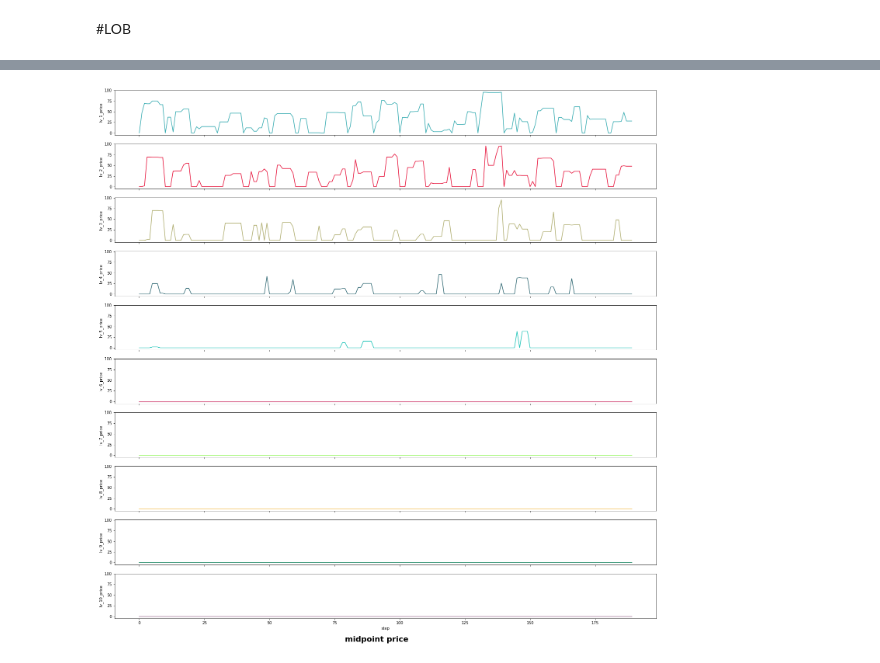
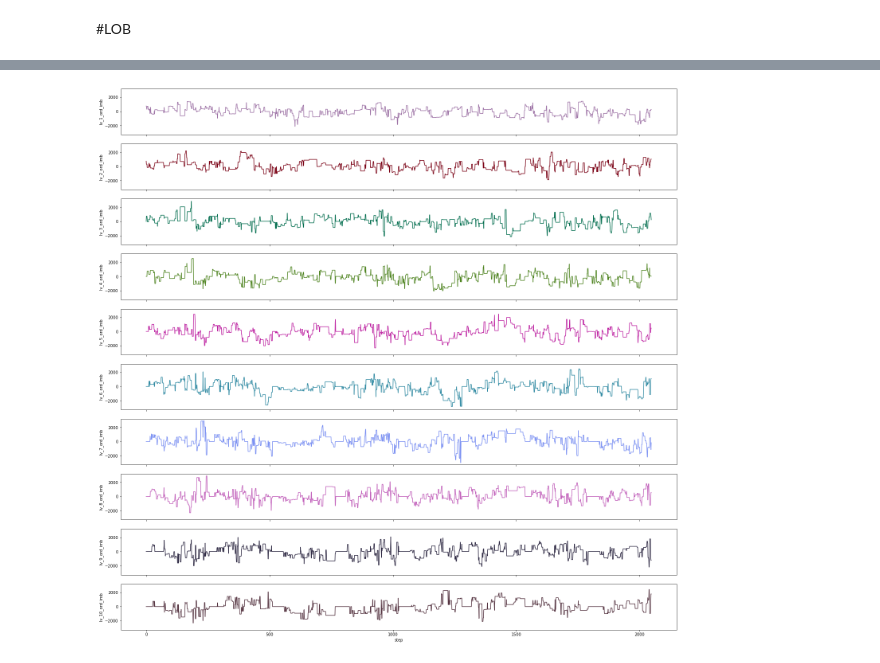
Before and after one commit to ChuaCheowHuan/gym-continuousDoubleAuction, a Jupyter notebook: gym_continuousDoubleAuction/CDA_NSP.ipynb, the cells around one changed output, grey strips where cells are left out. Cells and saved outputs as stored; diff of their text form; code cells hidden in the pictures.

```diff
--- a/gym_continuousDoubleAuction/CDA_NSP.ipynb
+++ b/gym_continuousDoubleAuction/CDA_NSP.ipynb
@@ -685 +528,7 @@ plot_sum_imb(res, "sum or order imbalance", "size")
+# %%
+g_store = ray.util.get_actor("g_store")
+#store = ray.get(g_rere.get_storage.remote())
+
+depth = 10
+bid_size, bid_price, ask_size, ask_price = ray.get(g_store.get_obs_from_agt.remote(0, depth))
 # %% [markdown]
@@ -707,4 +536,5 @@ subplot_lv(size_imb_dict, 0, (25,25), 'order imbalance', '_size')
-# %%
-subplot_lv(midpt_price_dict, 0, (25,25), 'midpoint price', '_price')
-# %% [output]
-[figure, removed]
+# %%
+ord_imb_store = ord_imb(bid_size, ask_size)
+plot_LOB_subplot(ord_imb_store, depth, '_ord_imb')
+# %% [output]
+[figure, added]
```
Also changed, not shown: parts of 52 cells of this notebook, 5 other files.
